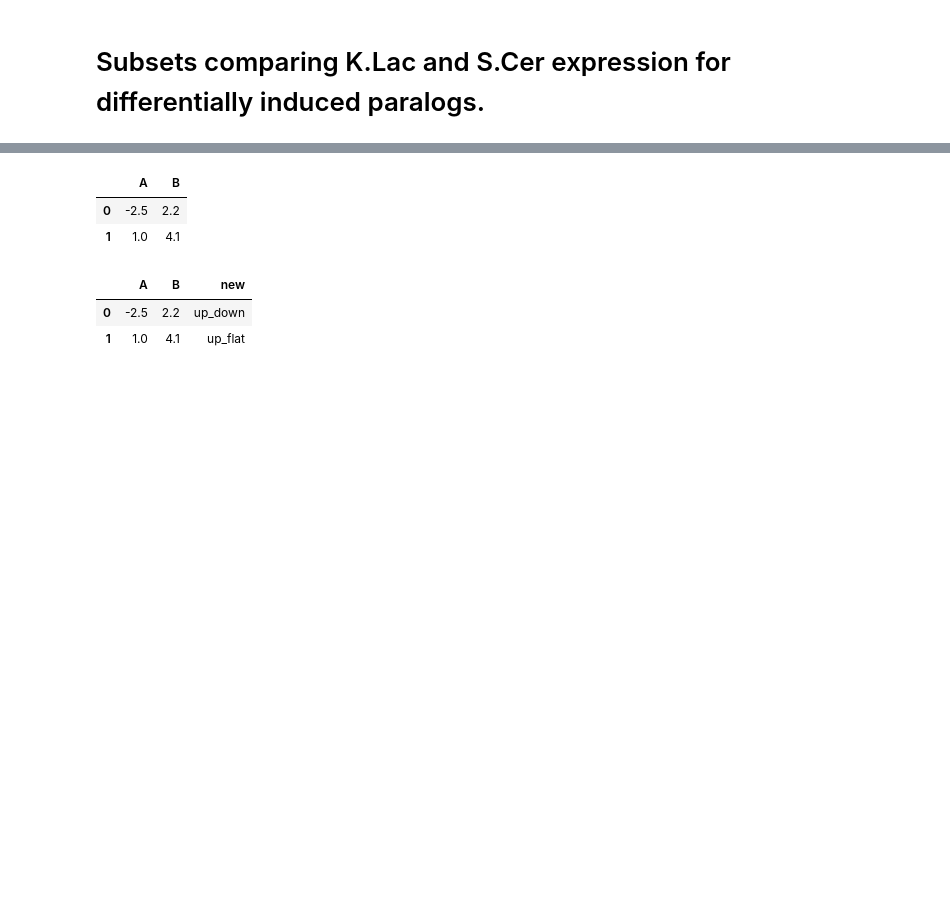
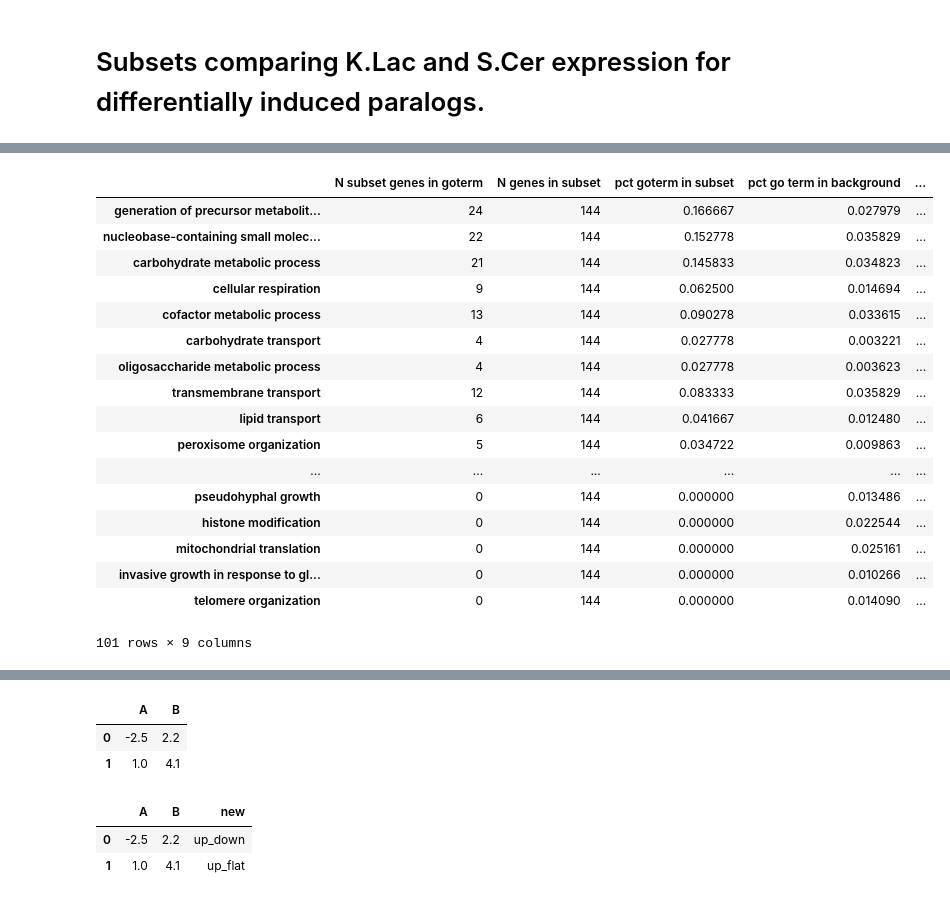
Before and after one commit to heineike02/yeast_esr_expression_analysis, a Jupyter notebook: scripts/20171016_paralog_analysis.ipynb, the cells around one changed output, grey strips where cells are left out. Cells and saved outputs as stored; diff of their text form; code cells hidden in the pictures; blank space fills up the shorter version.

```diff
--- a/scripts/20171016_paralog_analysis.ipynb
+++ b/scripts/20171016_paralog_analysis.ipynb
@@ -448,3 +548,6 @@ fig = pygo.Figure(data=data, layout=layout)
 py.iplot(fig, filename='paralog_expression_groups_kl_exp')
 # %% [output]
 [interactive output not drawn]
+# %%
+SGD_features = io_library.read_SGD_features()
+SGD_features[2]['YAL040C']
@@ -450,0 +556,7 @@ py.iplot(fig, filename='paralog_expression_groups_kl_exp')
+# %%
+#functional enrichment of differential expression groups
+
+#Load go slim terms
+#Set up go term list and database:
+GO_aspect = 'P'
+go_slims_aspect, go_term_list = io_library.load_goslim_data(GO_aspect)
@@ -450,0 +606,11 @@ py.iplot(fig, filename='paralog_expression_groups_kl_exp')
+# %%
+#go enrichment for all ohnologs
+data_set =  ohnologs_expression_sorted
+
+gene_set_list = list(data_set['sc_genename_low']) + list(data_set['sc_genename_high'])
+
+background_genes = list(kl_sc_PKA_data['sc_genename'])
+
+go_term_enrichment = io_library.go_term_enrichment(gene_set_list, background_genes, go_term_list, go_slims_aspect)
+
+go_term_enrichment.to_csv(data_processing_dir + os.path.normpath('20170817_klscpka/paralog_group_enrichment_all_ohnologs.csv'))
@@ -450,0 +623,16 @@ py.iplot(fig, filename='paralog_expression_groups_kl_exp')
+# %%
+#go enrichment for groups with enough terms
+
+expression_groups = ['up_flat','down_flat','up_down', 'flat_flat', 'down_down','up_up']
+
+for group in expression_groups:
+
+    data_set =  ohnologs_expression_sorted[ohnologs_expression_sorted['threshold_group_SC']==group]
+
+    gene_set_list = list(data_set['sc_genename_low']) + list(data_set['sc_genename_high'])
+
+    background_genes = list(kl_sc_PKA_data['sc_genename'])
+
+    go_term_enrichment = io_library.go_term_enrichment(gene_set_list, background_genes, go_term_list, go_slims_aspect)
+
+    go_term_enrichment.to_csv(data_processing_dir + os.path.normpath('20170817_klscpka/paralog_group_enrichment_' + group + '.csv'))
@@ -450,0 +660,22 @@ py.iplot(fig, filename='paralog_expression_groups_kl_exp')
+# %%
+
+go_term_enrichment.sort_values('pvalue')
+# %% [output]
+|  | N subset genes in goterm | N genes in subset | pct goterm in subset | pct go term in background | ... |
+| generation of precursor metabolit... | 24 | 144 | 0.166667 | 0.027979 | ... |
+| nucleobase-containing small molec... | 22 | 144 | 0.152778 | 0.035829 | ... |
+| carbohydrate metabolic process | 21 | 144 | 0.145833 | 0.034823 | ... |
+| cellular respiration | 9 | 144 | 0.062500 | 0.014694 | ... |
+| cofactor metabolic process | 13 | 144 | 0.090278 | 0.033615 | ... |
+| carbohydrate transport | 4 | 144 | 0.027778 | 0.003221 | ... |
+| oligosaccharide metabolic process | 4 | 144 | 0.027778 | 0.003623 | ... |
+| transmembrane transport | 12 | 144 | 0.083333 | 0.035829 | ... |
+| lipid transport | 6 | 144 | 0.041667 | 0.012480 | ... |
+| peroxisome organization | 5 | 144 | 0.034722 | 0.009863 | ... |
+| ... | ... | ... | ... | ... | ... |
+| pseudohyphal growth | 0 | 144 | 0.000000 | 0.013486 | ... |
+| histone modification | 0 | 144 | 0.000000 | 0.022544 | ... |
+| mitochondrial translation | 0 | 144 | 0.000000 | 0.025161 | ... |
+| invasive growth in response to gl... | 0 | 144 | 0.000000 | 0.010266 | ... |
+| telomere organization | 0 | 144 | 0.000000 | 0.014090 | ... |
+101 rows × 9 columns
```
Also changed, not shown: parts of 39 cells of this notebook, 6 other files.
